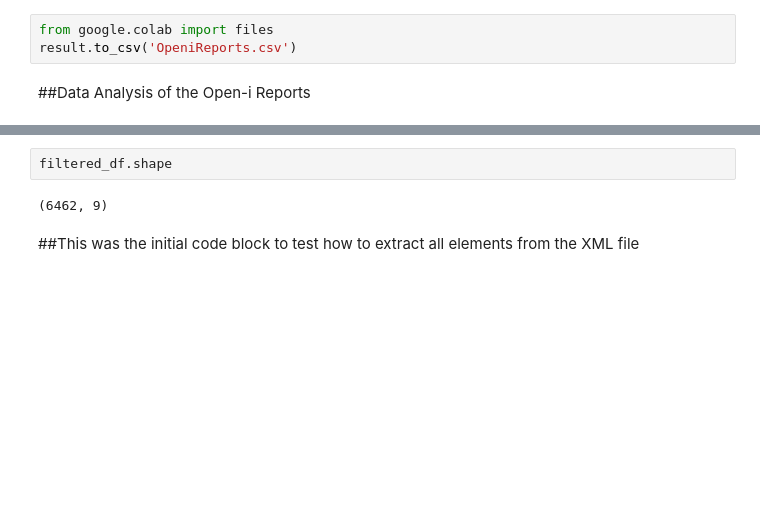
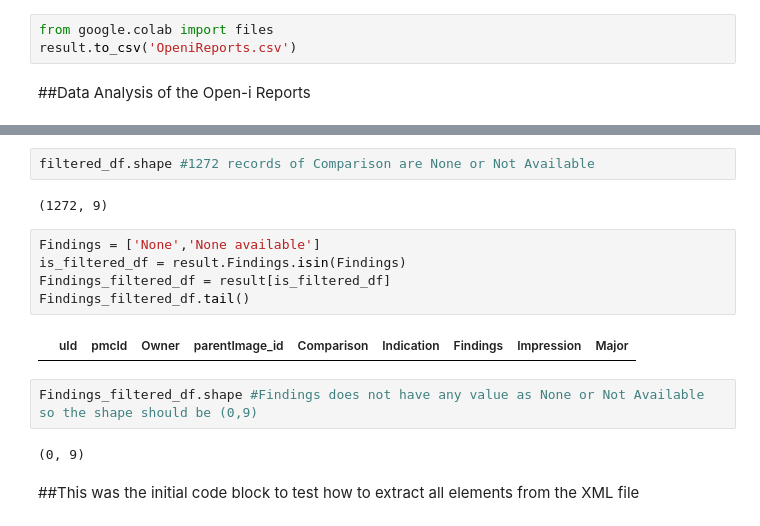
Before and after one commit to Vindhya-Singh/Master-s-Thesis, a Jupyter notebook: Nested_XML_to_pandasDATAFRAME.ipynb, the cells around one changed output, grey strips where cells are left out. Saved outputs shown, nothing was run; the diff lists cells and outputs as text; blank space fills up the shorter version.

```diff
--- a/Nested_XML_to_pandasDATAFRAME.ipynb
+++ b/Nested_XML_to_pandasDATAFRAME.ipynb
@@ -211,7 +205,18 @@ Name: Comparison, dtype: bool
-# %%
-filtered_df.shape
-# %% [output]
-(6462, 9)
+# %%
+filtered_df.shape #1272 records of Comparison are None or Not Available
+# %% [output]
+(1272, 9)
+# %%
+Findings = ['None','None available']
+is_filtered_df = result.Findings.isin(Findings)
+Findings_filtered_df = result[is_filtered_df]
+Findings_filtered_df.tail()
+# %% [output]
+|  | uId | pmcId | Owner | parentImage_id | Comparison | Indication | Findings | Impression | Major |
+# %%
+Findings_filtered_df.shape #Findings does not have any value as None or Not Available so the shape should be (0,9)
+# %% [output]
+(0, 9)
 # %% [markdown]
 ##This was the initial code block to test how to extract all elements from the XML file
 # %%
```
Also changed, not shown: parts of 1 cell of this notebook.
